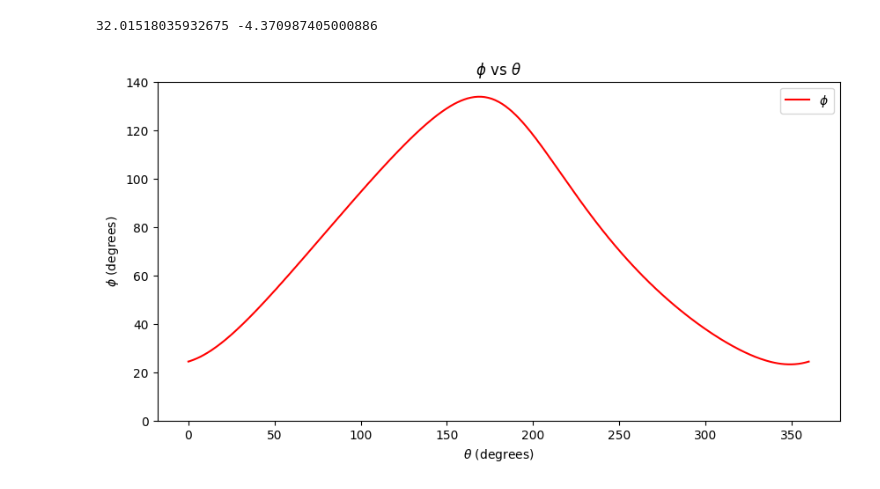
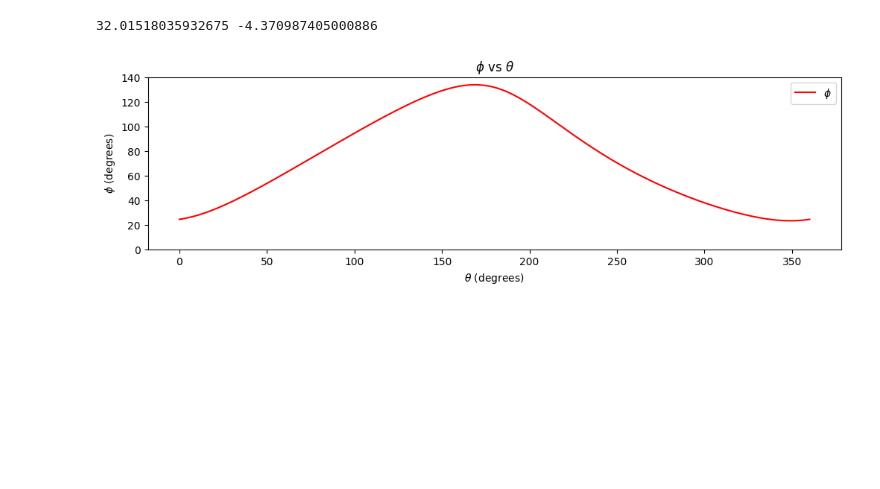
Before and after one commit to pesricha/DS288-Numerical-Methods, a Jupyter notebook: HW4/Homework-4.ipynb, the cells around one changed output. Cells and saved outputs as stored; diff of their text form; code cells hidden in the pictures; blank space fills up the shorter version.

```diff
--- a/HW4/Homework-4.ipynb
+++ b/HW4/Homework-4.ipynb
@@ -71,32 +71,32 @@ print(phi, psi)
 # %%
 theta_values = np.linspace(0, 360, 361)
 
 phi_values = np.zeros_like(theta_values)
 psi_values = np.zeros_like(theta_values)
 phi, psi = get_theta2_and_theta3(0, INPUT_DA, COUPLER_AB, OUTPUT_CB, FIXED_DC, [45, 60])
 phi_values[0] = phi
 psi_values[0] = psi
 
 for i in tqdm(range(1, 361), desc= r'Calculating $\phi$ Values'):
     phi, psi = get_theta2_and_theta3(
         theta_values[i], INPUT_DA, COUPLER_AB, OUTPUT_CB, FIXED_DC, [phi_values[i-1], psi_values[i-1]]
     )
     phi_values[i] = phi
     psi_values[i] = psi
 
 phi_values = phi_values % 360
 psi_values = psi_values % 360
 
-plt.figure(figsize=(10, 5))
+plt.figure(figsize=(12, 3))
 plt.xlabel(r'$\theta$ (degrees)')
 plt.ylabel(r'$\phi$ (degrees)')
 plt.plot(theta_values, phi_values, label=r'$\phi$', color='red')
 plt.title(r'$\phi$ vs $\theta$')
 plt.ylim(0, 140)
 plt.legend()
 plt.show()
 # %% [output]
-[figure, old version]
+[figure, new version]
 # %%
 def fw_diff(x, y):
     n = len(y)
```
Also changed, not shown: parts of 6 cells of this notebook, 12 other files.
